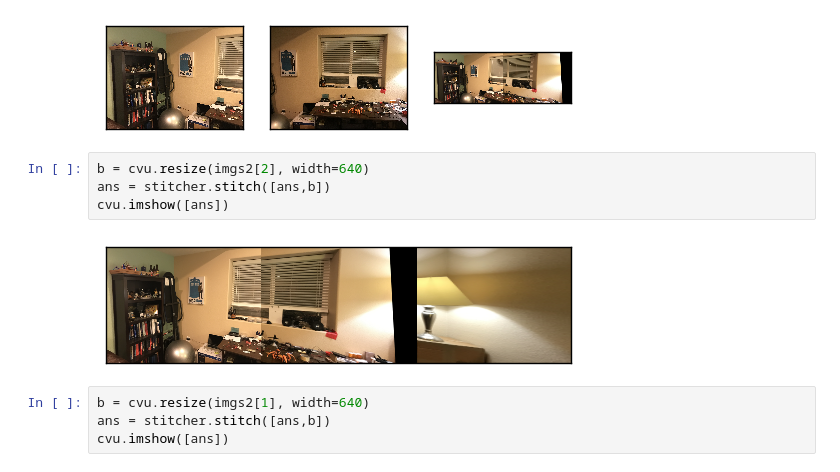
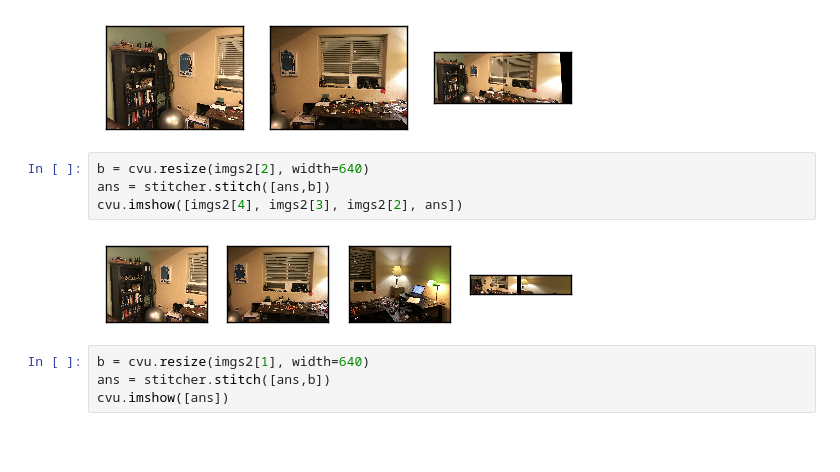
Before and after one commit to BrainSpawnInfosphere/walkingeye, a Jupyter notebook: docs/ipython/stitcher.ipynb, the cells around one changed output. Saved outputs shown, nothing was run; the diff lists cells and outputs as text; blank space fills up the shorter version.

```diff
--- a/docs/ipython/stitcher.ipynb
+++ b/docs/ipython/stitcher.ipynb
@@ -373,9 +376,9 @@ cvu.imshow([imgs2[4], imgs2[3], ans])
 # %%
 b = cvu.resize(imgs2[2], width=640)
 ans = stitcher.stitch([ans,b])
-cvu.imshow([ans])
+cvu.imshow([imgs2[4], imgs2[3], imgs2[2], ans])
 # %% [output]
-[figure, old version]
+[figure, new version]
 # %%
 b = cvu.resize(imgs2[1], width=640)
 ans = stitcher.stitch([ans,b])
```
Also changed, not shown: parts of 1 cell of this notebook, 18 other files.
